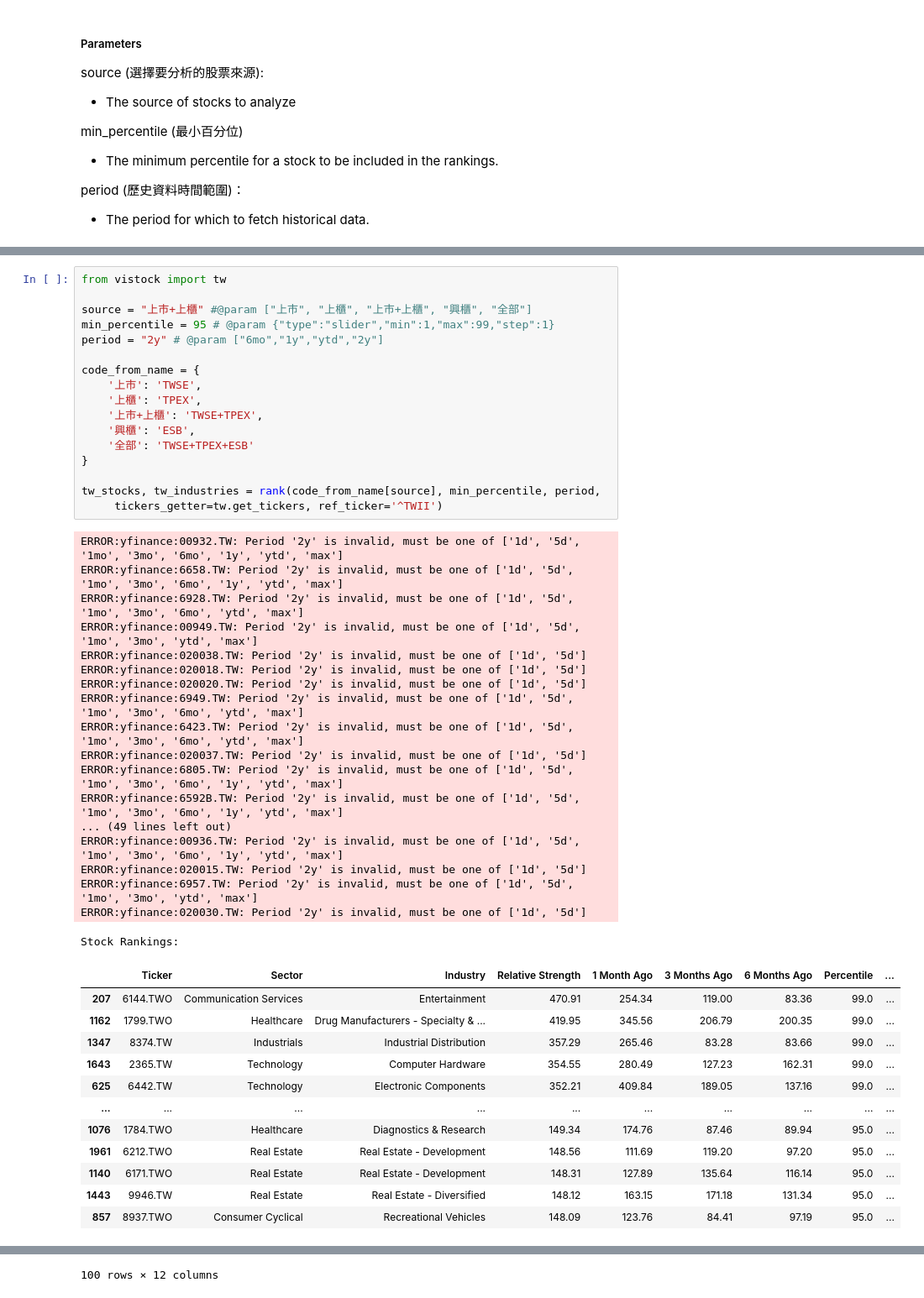
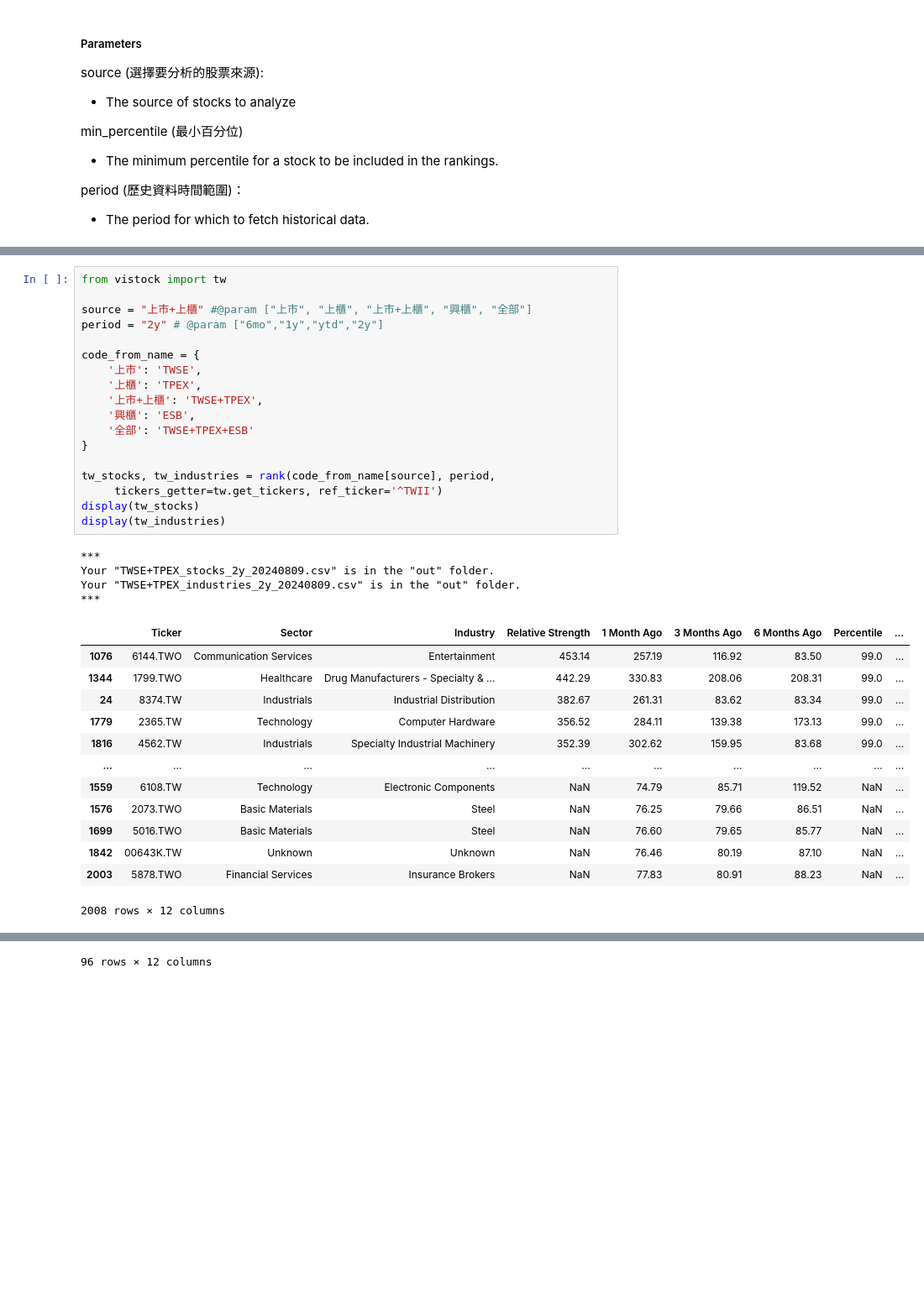
Before and after one commit to yorkjong/vistock, a Jupyter notebook: notebooks/ibd_demo.ipynb, the cells around one changed output, grey strips where cells are left out. Shown at 84% size. Saved outputs shown, nothing was run; the diff lists cells and outputs as text; blank space fills up the shorter version.

```diff
--- a/notebooks/ibd_demo.ipynb
+++ b/notebooks/ibd_demo.ipynb
@@ -194,48 +190,36 @@ display(filtered_rank_stock)
 # %%
 from vistock import tw
 
 source = "上市+上櫃" #@param ["上市", "上櫃", "上市+上櫃", "興櫃", "全部"]
-min_percentile = 95 # @param {"type":"slider","min":1,"max":99,"step":1}
 period = "2y" # @param ["6mo","1y","ytd","2y"]
 
 code_from_name = {
     '上市': 'TWSE',
     '上櫃': 'TPEX',
     '上市+上櫃': 'TWSE+TPEX',
     '興櫃': 'ESB',
     '全部': 'TWSE+TPEX+ESB'
 }
 
-tw_stocks, tw_industries = rank(code_from_name[source], min_percentile, period,
+tw_stocks, tw_industries = rank(code_from_name[source], period,
      tickers_getter=tw.get_tickers, ref_ticker='^TWII')
+display(tw_stocks)
+display(tw_industries)
 # %% [output]
-ERROR:yfinance:00932.TW: Period '2y' is invalid, must be one of ['1d', '5d', '1mo', '3mo', '6mo', '1y', 'ytd', 'max']
-ERROR:yfinance:6658.TW: Period '2y' is invalid, must be one of ['1d', '5d', '1mo', '3mo', '6mo', '1y', 'ytd', 'max']
-ERROR:yfinance:6928.TW: Period '2y' is invalid, must be one of ['1d', '5d', '1mo', '3mo', '6mo', 'ytd', 'max']
-ERROR:yfinance:00949.TW: Period '2y' is invalid, must be one of ['1d', '5d', '1mo', '3mo', 'ytd', 'max']
-ERROR:yfinance:020038.TW: Period '2y' is invalid, must be one of ['1d', '5d']
-ERROR:yfinance:020018.TW: Period '2y' is invalid, must be one of ['1d', '5d']
-ERROR:yfinance:020020.TW: Period '2y' is invalid, must be one of ['1d', '5d']
-ERROR:yfinance:6949.TW: Period '2y' is invalid, must be one of ['1d', '5d', '1mo', '3mo', '6mo', 'ytd', 'max']
-ERROR:yfinance:6423.TW: Period '2y' is invalid, must be one of ['1d', '5d', '1mo', '3mo', '6mo', 'ytd', 'max']
-ERROR:yfinance:020037.TW: Period '2y' is invalid, must be one of ['1d', '5d']
-ERROR:yfinance:6805.TW: Period '2y' is invalid, must be one of ['1d', '5d', '1mo', '3mo', '6mo', '1y', 'ytd', 'max']
-ERROR:yfinance:6592B.TW: Period '2y' is invalid, must be one of ['1d', '5d', '1mo', '3mo', '6mo', '1y', 'ytd', 'max']
-... (49 lines left out)
-ERROR:yfinance:00936.TW: Period '2y' is invalid, must be one of ['1d', '5d', '1mo', '3mo', '6mo', '1y', 'ytd', 'max']
-ERROR:yfinance:020015.TW: Period '2y' is invalid, must be one of ['1d', '5d']
-ERROR:yfinance:6957.TW: Period '2y' is invalid, must be one of ['1d', '5d', '1mo', '3mo', 'ytd', 'max']
-ERROR:yfinance:020030.TW: Period '2y' is invalid, must be one of ['1d', '5d']
+***
+Your "TWSE+TPEX_stocks_2y_20240809.csv" is in the "out" folder.
+Your "TWSE+TPEX_industries_2y_20240809.csv" is in the "out" folder.
+***
+|  | Ticker | Sector | Industry | Relative Strength | 1 Month Ago | 3 Months Ago | 6 Months Ago | Percentile | ... |
+| 1076 | 6144.TWO | Communication Services | Entertainment | 453.14 | 257.19 | 116.92 | 83.50 | 99.0 | ... |
+| 1344 | 1799.TWO | Healthcare | Drug Manufacturers - Specialty & ... | 442.29 | 330.83 | 208.06 | 208.31 | 99.0 | ... |
+| 24 | 8374.TW | Industrials | Industrial Distribution | 382.67 | 261.31 | 83.62 | 83.34 | 99.0 | ... |
+| 1779 | 2365.TW | Technology | Computer Hardware | 356.52 | 284.11 | 139.38 | 173.13 | 99.0 | ... |
+| 1816 | 4562.TW | Industrials | Specialty Industrial Machinery | 352.39 | 302.62 | 159.95 | 83.68 | 99.0 | ... |
+| ... | ... | ... | ... | ... | ... | ... | ... | ... | ... |
+| 1559 | 6108.TW | Technology | Electronic Components | NaN | 74.79 | 85.71 | 119.52 | NaN | ... |
+| 1576 | 2073.TWO | Basic Materials | Steel | NaN | 76.25 | 79.66 | 86.51 | NaN | ... |
+| 1699 | 5016.TWO | Basic Materials | Steel | NaN | 76.60 | 79.65 | 85.77 | NaN | ... |
+| 1842 | 00643K.TW | Unknown | Unknown | NaN | 76.46 | 80.19 | 87.10 | NaN | ... |
+| 2003 | 5878.TWO | Financial Services | Insurance Brokers | NaN | 77.83 | 80.91 | 88.23 | NaN | ... |
-Stock Rankings:
+2008 rows × 12 columns
-|  | Ticker | Sector | Industry | Relative Strength | 1 Month Ago | 3 Months Ago | 6 Months Ago | Percentile | ... |
-| 207 | 6144.TWO | Communication Services | Entertainment | 470.91 | 254.34 | 119.00 | 83.36 | 99.0 | ... |
-| 1162 | 1799.TWO | Healthcare | Drug Manufacturers - Specialty & ... | 419.95 | 345.56 | 206.79 | 200.35 | 99.0 | ... |
-| 1347 | 8374.TW | Industrials | Industrial Distribution | 357.29 | 265.46 | 83.28 | 83.66 | 99.0 | ... |
-| 1643 | 2365.TW | Technology | Computer Hardware | 354.55 | 280.49 | 127.23 | 162.31 | 99.0 | ... |
-| 625 | 6442.TW | Technology | Electronic Components | 352.21 | 409.84 | 189.05 | 137.16 | 99.0 | ... |
-| ... | ... | ... | ... | ... | ... | ... | ... | ... | ... |
-| 1076 | 1784.TWO | Healthcare | Diagnostics & Research | 149.34 | 174.76 | 87.46 | 89.94 | 95.0 | ... |
-| 1961 | 6212.TWO | Real Estate | Real Estate - Development | 148.56 | 111.69 | 119.20 | 97.20 | 95.0 | ... |
-| 1140 | 6171.TWO | Real Estate | Real Estate - Development | 148.31 | 127.89 | 135.64 | 116.14 | 95.0 | ... |
-| 1443 | 9946.TW | Real Estate | Real Estate - Diversified | 148.12 | 163.15 | 171.18 | 131.34 | 95.0 | ... |
-| 857 | 8937.TWO | Consumer Cyclical | Recreational Vehicles | 148.09 | 123.76 | 84.41 | 97.19 | 95.0 | ... |
@@ -242 +238 @@ Stock Rankings:
-100 rows × 12 columns
+96 rows × 12 columns
```
Also changed, not shown: parts of 16 cells of this notebook.
